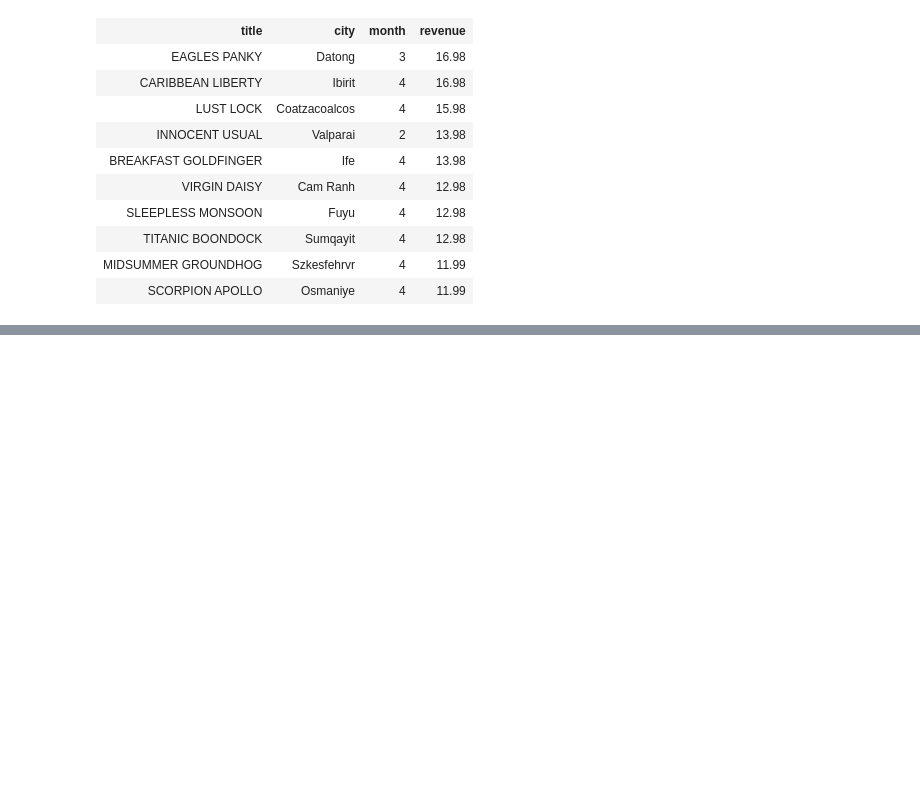
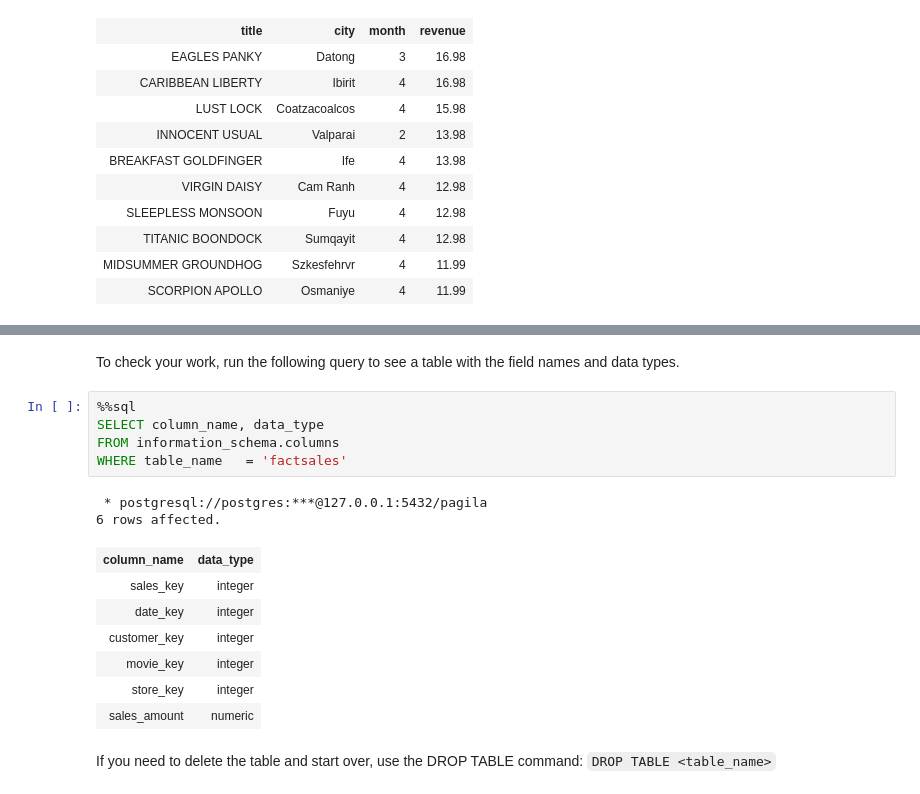
Before and after one commit to langsari/big-data-engineering-with-python-2021-class, a Jupyter notebook: 6-data-warehouse/data-werehouse_etl-sakila-from-3nf-to-star-in-6-steps.ipynb, the cells around one changed output, grey strips where cells are left out. Saved outputs shown, nothing was run; the diff lists cells and outputs as text; blank space fills up the shorter version.

```diff
--- a/6-data-warehouse/ETL-Sakila-Star-Schema-Step1-3.ipynb
+++ b/6-data-warehouse/data-werehouse_etl-sakila-from-3nf-to-star-in-6-steps.ipynb
@@ -611,0 +527,19 @@ limit 10;
+# %% [markdown]
+To check your work, run the following query to see a table with the field names and data types.
+# %%
+%%sql
+SELECT column_name, data_type
+FROM information_schema.columns
+WHERE table_name   = 'factsales'
+# %% [output]
+ * postgresql://postgres:***@127.0.0.1:5432/pagila
+6 rows affected.
+| column_name | data_type |
+| sales_key | integer |
+| date_key | integer |
+| customer_key | integer |
+| movie_key | integer |
+| store_key | integer |
+| sales_amount | numeric |
+# %% [markdown]
+If you need to delete the table and start over, use the DROP TABLE command: `DROP TABLE <table_name>`
```
Also changed, not shown: parts of 56 cells of this notebook.
